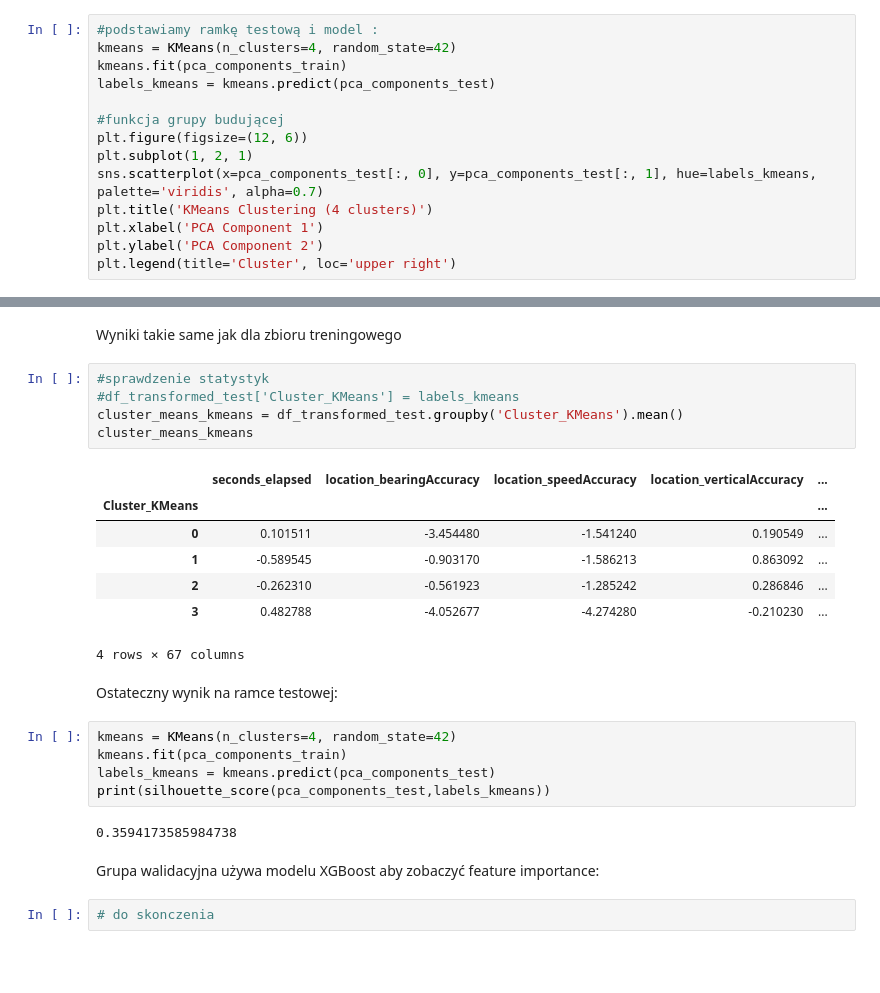
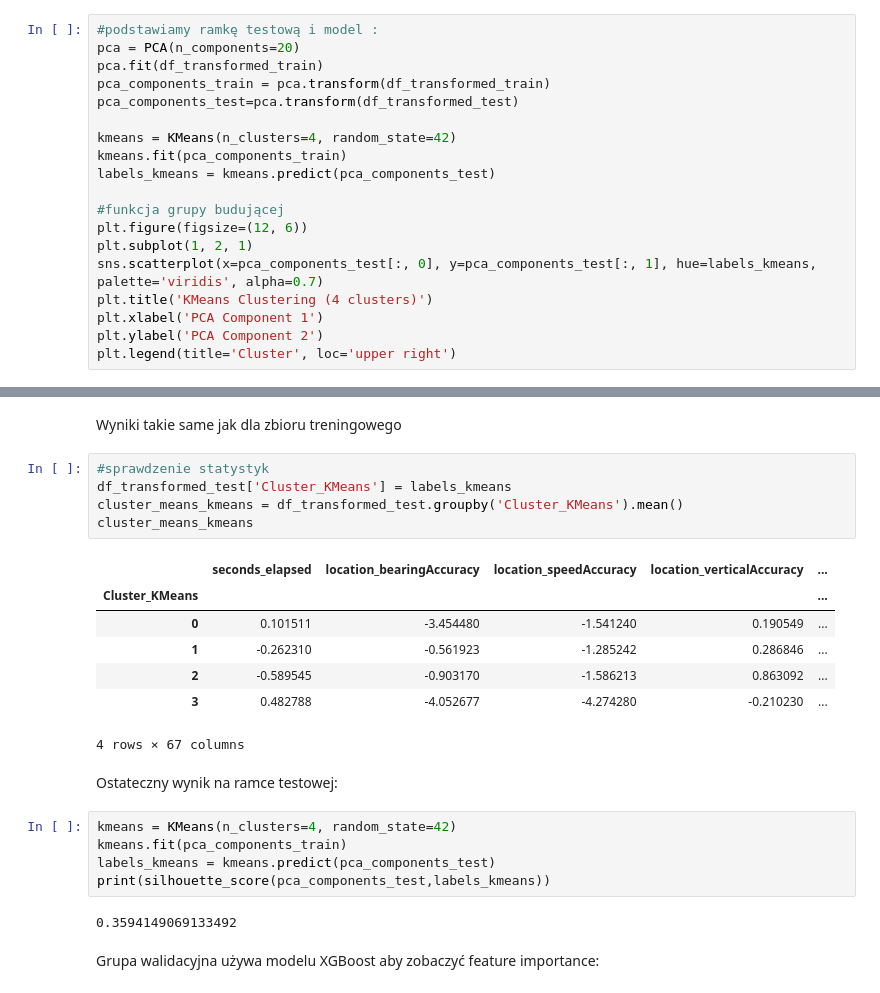
Before and after one commit to katarzynarogalska/LocationIntelligence-clustering, a Jupyter notebook: validation_codes/validation_modeling.ipynb, the cells around one changed output, grey strips where cells are left out. Drawn from its saved outputs; the diff is of its cells as text; blank space fills up the shorter version.

```diff
--- a/validation_codes/validation_modeling.ipynb
+++ b/validation_codes/validation_modeling.ipynb
@@ -132,6 +132,11 @@ Wyniki dużo gorsze dla użycia StandardScaler, nie będziemy tego sugerować
 Sprawdźmy wykresy:
 # %%
 #podstawiamy ramkę testową i model :
+pca = PCA(n_components=20)
+pca.fit(df_transformed_train)
+pca_components_train = pca.transform(df_transformed_train)
+pca_components_test=pca.transform(df_transformed_test)
+
 kmeans = KMeans(n_clusters=4, random_state=42)
 kmeans.fit(pca_components_train)
 labels_kmeans = kmeans.predict(pca_components_test)
@@ -194,15 +199,15 @@ Name: PC20, dtype: float64
 Wyniki takie same jak dla zbioru treningowego
 # %%
 #sprawdzenie statystyk
-#df_transformed_test['Cluster_KMeans'] = labels_kmeans
+df_transformed_test['Cluster_KMeans'] = labels_kmeans
 cluster_means_kmeans = df_transformed_test.groupby('Cluster_KMeans').mean()
 cluster_means_kmeans
 # %% [output]
 |  | seconds_elapsed | location_bearingAccuracy | location_speedAccuracy | location_verticalAccuracy | ... |
 | Cluster_KMeans |  |  |  |  | ... |
 | 0 | 0.101511 | -3.454480 | -1.541240 | 0.190549 | ... |
-| 1 | -0.589545 | -0.903170 | -1.586213 | 0.863092 | ... |
-| 2 | -0.262310 | -0.561923 | -1.285242 | 0.286846 | ... |
+| 1 | -0.262310 | -0.561923 | -1.285242 | 0.286846 | ... |
+| 2 | -0.589545 | -0.903170 | -1.586213 | 0.863092 | ... |
 | 3 | 0.482788 | -4.052677 | -4.274280 | -0.210230 | ... |
 4 rows × 67 columns
 # %% [markdown]
@@ -213,8 +218,6 @@ kmeans.fit(pca_components_train)
 labels_kmeans = kmeans.predict(pca_components_test)
 print(silhouette_score(pca_components_test,labels_kmeans))
 # %% [output]
-0.3594173585984738
+0.3594149069133492
 # %% [markdown]
 Grupa walidacyjna używa modelu XGBoost aby zobaczyć feature importance:
-# %%
-# do skonczenia
```
Also changed, not shown: parts of 12 cells of this notebook.
